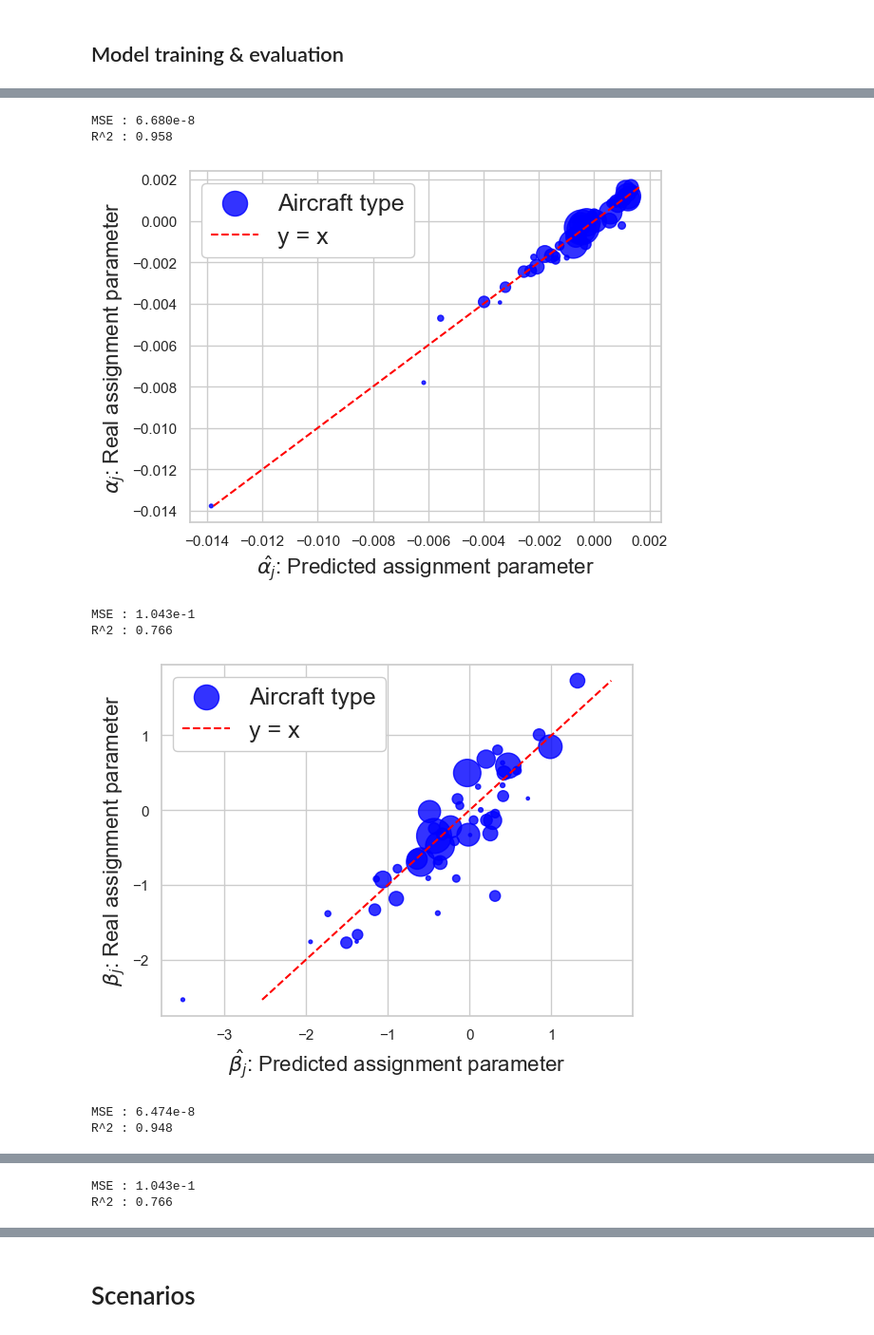
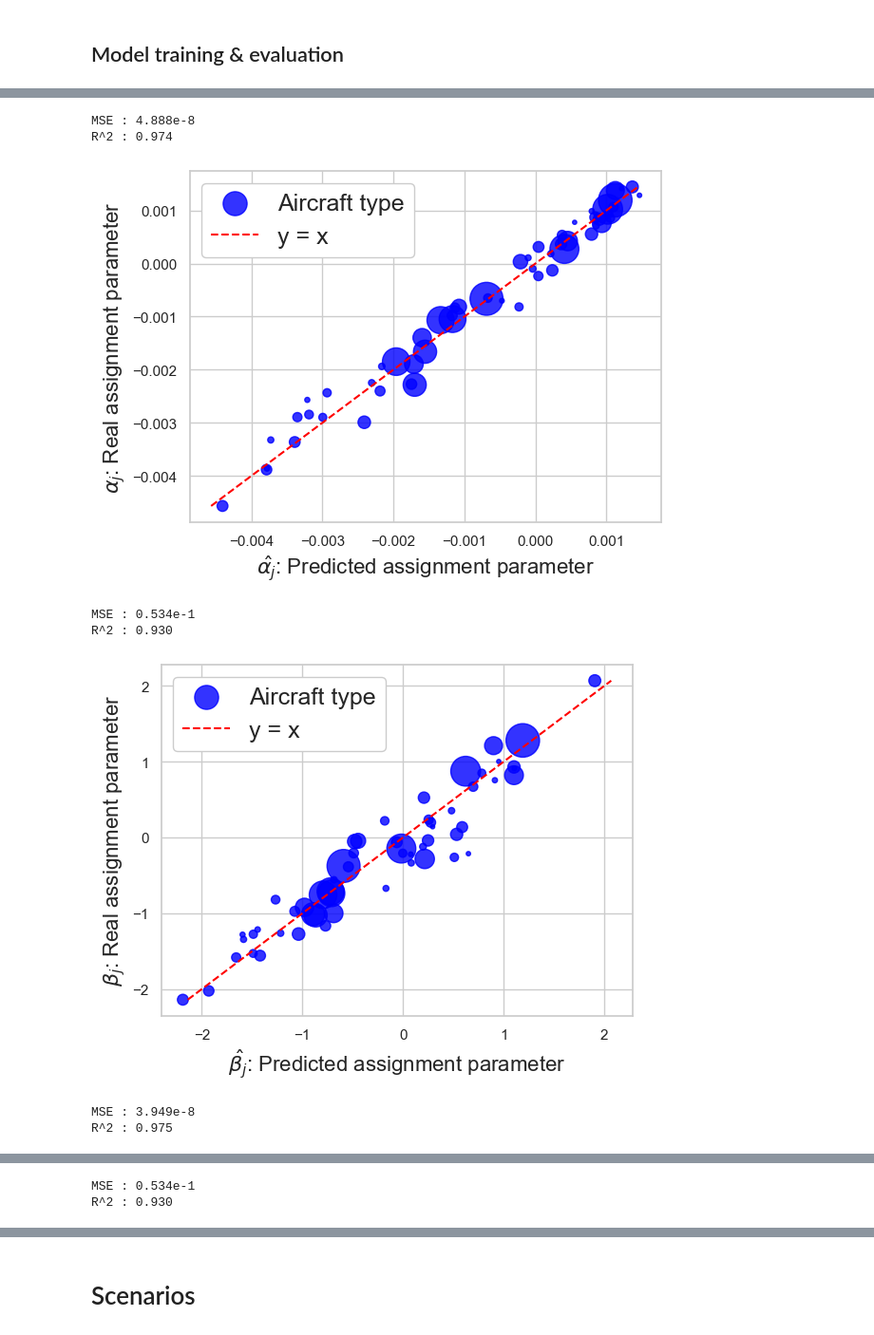
Before and after one commit to PacoViry/Thesis_models, a Jupyter notebook: main.ipynb, the cells around one changed output, grey strips where cells are left out. Shown at 95% size. Drawn from its saved outputs; the diff is of its cells as text; code cells hidden in the pictures.

```diff
--- a/main.ipynb
+++ b/main.ipynb
@@ -239,8 +245,8 @@ R-squared: 0.03828387645108433
 # %% [markdown]
 #### BTS
 # %%
-y_min = 2015 #1990 , normalement
-y_max = 2024 #pour le modèle entraîné
+y_min = 1990 #1990 , normalement
+y_max = 2019 #pour le modèle entraîné
 
 bts_ICAO_names = pd.read_csv('D:\p.viry\Documents\Travail_recherche\Travail de Tobias\Technical Data Aircrafts//aircraft_codes_icao_joined.csv', sep = ';')
 print('If one wishes to merge bts and ec, then it requires, ec formalism (less strict), and identifying the type with the ICAO_Code, not Description')
@@ -257,7 +263,7 @@ for y in range(y_min+1, y_max+1):
 traff_1.rename(columns = {'ORIGIN_AIRPORT_ID' : 'ADEP','DEST_AIRPORT_ID': 'ADES', 'YEAR':'Period', 'DEPARTURES_PERFORMED': 'N_flights','DISTANCE':'Distance',
                           'AIRCRAFT_TYPE': 'Aircraft Type', 'UNIQUE_CARRIER' : 'Aircraft Operator','UNIQUE_CARRIER_NAME':'Aircraft Operator Name', 'SEATS': 'Seats'}, inplace = True)
 traff_1['Aircraft Type'] = traff_1['Aircraft Type'].astype(str)
-bts_ICAO_names = bts_ICAO_names.drop(columns=['Aircraft Type Name']).rename(columns ={'ICAO_Code':'Aircraft Type Name'}) #ligne pour l'analyse directe ICAO
+# bts_ICAO_names = bts_ICAO_names.drop(columns=['Aircraft Type Name']).rename(columns ={'ICAO_Code':'Aircraft Type Name'}) #ligne pour l'analyse directe ICAO
 traff_1 = pd.merge(traff_1, bts_ICAO_names[['Aircraft Type', 'Aircraft Type Name']], on = ['Aircraft Type'])
 # %% [output]
 If one wishes to merge bts and ec, then it requires, ec formalism (less strict), and identifying the type with the ICAO_Code, not Description
@@ -345,9 +355,10 @@ ok
 # %%
 ### Version classique
 traff_1 = traff_1[(traff_1['Seats']>0)]
+traff_1 = traff_1[(traff_1['Seats']>0)]
 traff_1 = traff_1[traff_1['N_flights']>0]
 traff_1['Distance'] = traff_1['Distance']*1.852
-traff_1 = traff_1[traff_1['Distance']>80] #filtres sur le noùbre de km
+traff_1 = traff_1[traff_1['Distance']>100] #filtres sur le noùbre de km
 traff_1['ADEP Name'] = traff_1['ADEP'] #a adapter bien sur
 traff_1['ADES Name'] = traff_1['ADES'] #a adapter bien sur
 traff_1.drop(columns=['PASSENGERS'], inplace = True)
@@ -482,16 +559,16 @@ assignment_analysis.dynamic_assign_vis(traff_1, [715], [1990,1991,1992,1993,1994
 ## Model training & evaluation
 # %%
 ### data preparation
-obs_choice = 'Av ac seats' #'ASK' ou 'Av ac seats'
+obs_choice = 'ASK' #'ASK' ou 'Av ac seats'
 ds_name='bts'#BTS : 'bts', EUROCONTROL : 'ec'
-n_choice = 50
+n_choice = 58
 d_norm, cap_norm = 15000, 15
 
 if ds_name == 'bts' :
-    traff_s = traff_1[traff_1['Period'].isin([2015,2016,2017,2018,2019,2024])]
+    traff_s = traff_1[traff_1['Period'].isin(list(range(1990,2020)))]
     traff_cond = traff_s[['ADEP','ADES','Aircraft Type','Aircraft Type Name', 'Period', 'Distance_conn (km)', 'Weight', 'Seats_conn_p', obs_choice, obs_choice+'_conn_p','N_flights', 'Seats']].groupby(
         ['ADEP','ADES','Aircraft Type','Aircraft Type Name', 'Period', 'Distance_conn (km)', 'Weight', 'Seats_conn_p', obs_choice+'_conn_p']).sum().reset_index()
-    df_training, c_table, existence_cache, ranges, connections = assignment_multilogit.data_formatting(traff_cond, n_ac= n_choice, seuils_f = 0.01, weight = True,
+    df_training, c_table, existence_cache, ranges, connections = assignment_multilogit.data_formatting(traff_cond, n_ac= n_choice, seuils_f = 0.0025, weight = False,
                                                                                                    obs = obs_choice, save_techn_carac = True, airports = False) #True seulement pour bts
 if ds_name == 'ec' :
     traff_s = traff_2[(traff_2['Period']<=19)]
@@ -502,8 +579,9 @@ if ds_name == 'ec' :
 
 n_y = existence_cache.shape[1]
 data_training = np.array(df_training[['Period','Distance_conn (km)','Seats_conn_p','Id_mod',obs_choice+'_w']])
-obs_norm = data_training[:,4].sum() #les références de d_norm et cap_norm sont fixes dans les modèles
+obs_norm1 = data_training[:,4].sum()/data_training[:,4].shape[0] #pour une moyenne à 1
+obs_norm2 = data_training[:,4].shape[0] #pour une somme à 1
 data_training[:,1] = data_training[:,1]/d_norm
 data_training[:,2] = np.log(data_training[:,2])/cap_norm
-data_training[:,4] = data_training[:,4]/obs_norm
+data_training[:,4] = data_training[:,4]/obs_norm1
 # %% [output]
@@ -546,8 +631,8 @@ epoch 1496; epoch 1497; epoch 1498; epoch 1499;
 # %%
-alphas, betas, omegas, names_ac = assignment_multilogit.load_estim(name ='logit_model_'+ds_name+'_'+obs_choice+'_'+str(n_choice)+'_'+str(n_y)+'_'+str(4)+'_29', columns = True)
+alphas_t, betas_t, omegas_t, names_ac = assignment_multilogit.load_estim(name ='logit_model_'+ds_name+'_'+obs_choice+'_'+str(n_choice)+'_'+str(n_y)+'_'+str(3)+'_7', columns = True)
 assignment_multilogit.visu_coeffs(alphas, betas, names_ac,ds_name, d_norm = d_norm, cap_norm= cap_norm)
 connec_training = np.array(connections[['Period', 'Distance_conn (km)','Seats_conn_p',obs_choice+'_w_mod']])
-shares_pred = assignment_multilogit.predict_assignt(connec_training, existence_cache,alphas,betas,omegas,ranges, d_norm=d_norm, cap_norm=cap_norm)
-assignment_multilogit.obs_comp(data_training, connec_training, shares_pred, obs_norm)
-assignment_multilogit.nwsd(existence_cache, data_training, connec_training, shares_pred, d_norm, cap_norm,obs_norm, year_ref = 2015, freq = 1)
+shares_pred = assignment_multilogit.predict_assignt(connec_training, existence_cache,alphas_t,betas_t,omegas_t,ranges, d_norm=d_norm, cap_norm=cap_norm)
+assignment_multilogit.obs_comp(data_training, connec_training, shares_pred, obs_norm1,obs_norm2)
+assignment_multilogit.nwsd(existence_cache, data_training, connec_training, shares_pred, d_norm, cap_norm, obs_norm1, year_ref = 1990, freq = 1)
 # %% [output]
@@ -560,13 +655,13 @@ obs_weighted avg relative error : 0.03352157107844915
 # %%
 #strictement réservé à BTS, associé à une bdd technique.
-correspondance_table = assignment_multilogit.correspondance_table(title_coeffs = 'logit_model_bts_Av ac seats_50_10_4_29',title_tech = 'BTS_Av ac seats_50_10', obs_choice = 'Av ac seats', d_norm = d_norm, cap_norm= cap_norm)
+correspondance_table = assignment_multilogit.correspondance_table(title_coeffs = 'logit_model_bts_ASK_57_30_4_8',title_tech = 'BTS_ASK_57_30', obs_choice = 'ASK', d_norm = d_norm, cap_norm= cap_norm)
 coeffs_alphas, coeffs_betas =assignment_multilogit.regressor_assign_coeffs(correspondance_table, weight = False, obs_choice = obs_choice)
 coeffs_alphas_w, coeffs_betas_w = assignment_multilogit.regressor_assign_coeffs(correspondance_table, weight = True, obs_choice = obs_choice)
 coeffs_alphas_wl, coeffs_betas_wl = assignment_multilogit.regressor_assign_coeffs(correspondance_table, weight = True,weight_log = True, obs_choice = obs_choice)
 
-assignment_multilogit.regressor_visu_model(correspondance_table,coeffs_alphas, coeffs_betas, reg_name='bts_activity_50_9')
-assignment_multilogit.regressor_visu_model(correspondance_table,coeffs_alphas_w, coeffs_betas_w, reg_name='bts_activity_50_9_w')
-assignment_multilogit.regressor_visu_model(correspondance_table,coeffs_alphas_wl, coeffs_betas_wl, reg_name='bts_activity_50_9_wl')
+assignment_multilogit.regressor_visu_model(correspondance_table,coeffs_alphas, coeffs_betas, reg_name='bts_ASK_58_30')
+assignment_multilogit.regressor_visu_model(correspondance_table,coeffs_alphas_w, coeffs_betas_w, reg_name='bts_ASK_58_30_w')
+assignment_multilogit.regressor_visu_model(correspondance_table,coeffs_alphas_wl, coeffs_betas_wl, reg_name='bts_ASK_58_30_wl')
 
 alpha_mod, beta_mod, seats_mod, ranges_mod = assignment_multilogit.assign_coeffs_pred(coeffs_alphas_w, coeffs_betas_w, 180, 9000)
 # %% [output]
@@ -579,8 +674,8 @@ R^2 : 0.810
-MSE : 6.680e-8
-R^2 : 0.958
+MSE : 4.888e-8
+R^2 : 0.974
-[figure, old version]
+[figure, new version]
-MSE : 1.043e-1
-R^2 : 0.766
+MSE : 0.534e-1
+R^2 : 0.930
-[figure, old version]
+[figure, new version]
-MSE : 6.474e-8
-R^2 : 0.948
+MSE : 3.949e-8
+R^2 : 0.975
@@ -588,2 +683,2 @@ R^2 : 0.948
-MSE : 1.043e-1
-R^2 : 0.766
+MSE : 0.534e-1
+R^2 : 0.930
```
Also changed, not shown: parts of 25 cells of this notebook, 6 other files.
